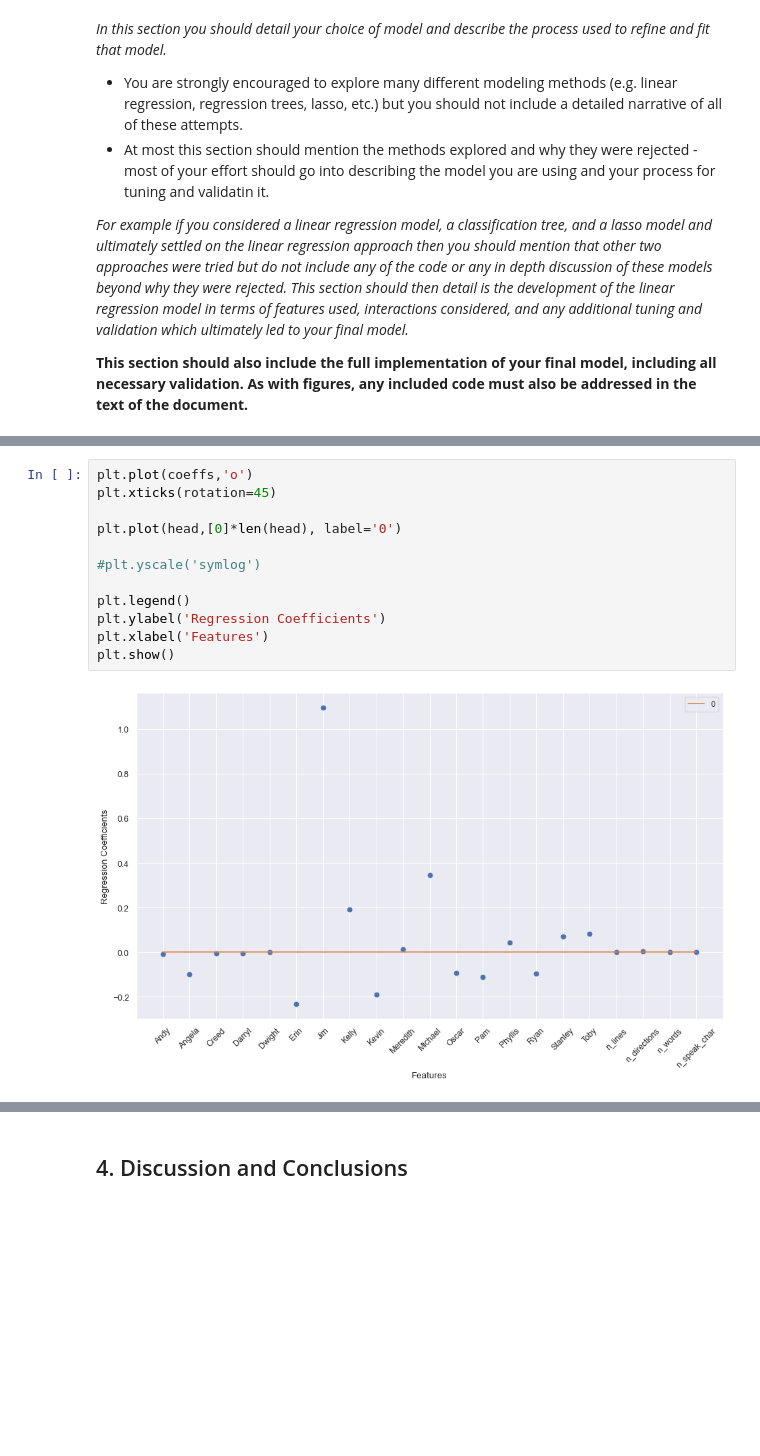
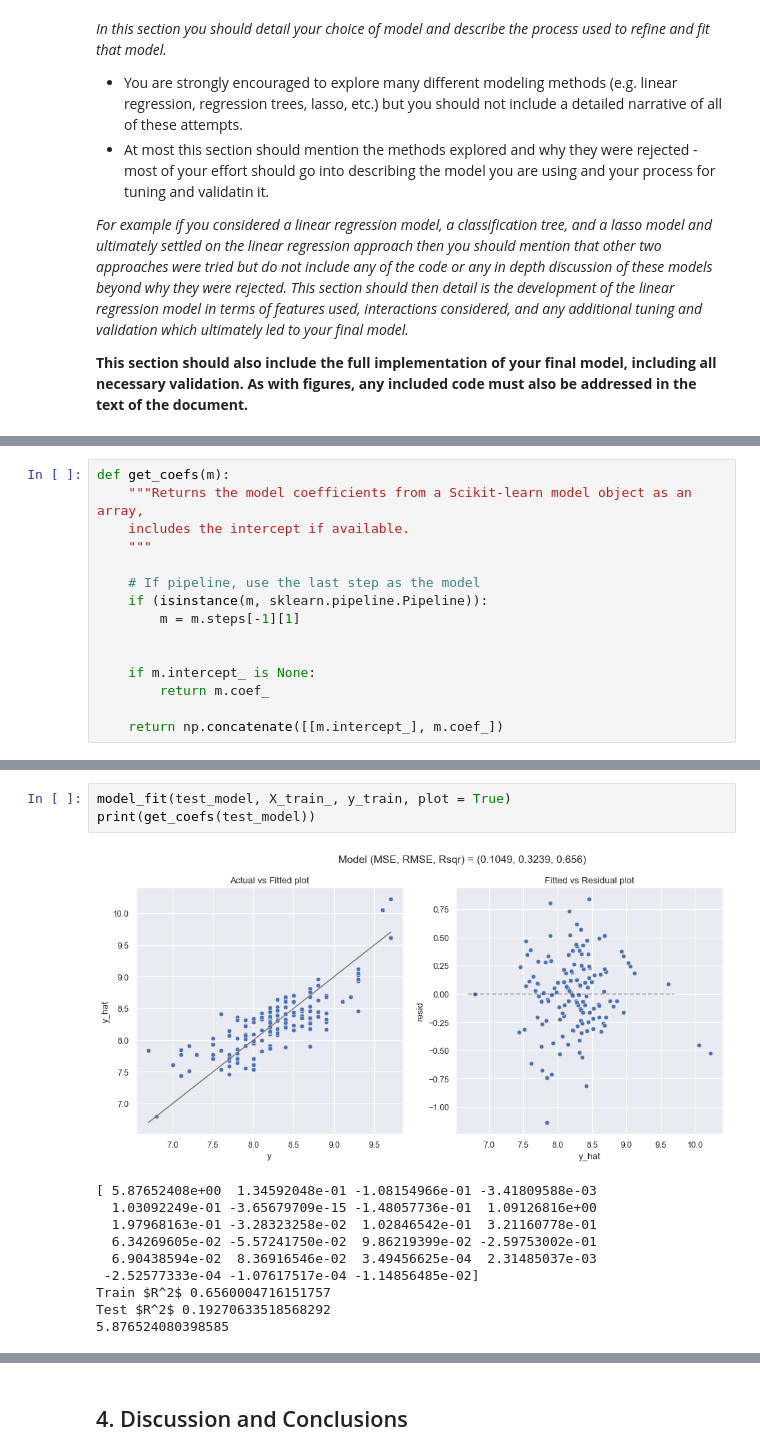
Before and after one commit to aidangarrity/MachineLearningProj1, a Jupyter notebook: project1.ipynb, the cells around one changed output, grey strips where cells are left out. Drawn from its saved outputs; the diff is of its cells as text; blank space fills up the shorter version.

```diff
--- a/project1.ipynb
+++ b/project1.ipynb
@@ -262,0 +240,15 @@ dtype: int64
+# %%
+def get_coefs(m):
+    """Returns the model coefficients from a Scikit-learn model object as an array,
+    includes the intercept if available.
+    """
+
+    # If pipeline, use the last step as the model
+    if (isinstance(m, sklearn.pipeline.Pipeline)):
+        m = m.steps[-1][1]
+
+
+    if m.intercept_ is None:
+        return m.coef_
+
+    return np.concatenate([[m.intercept_], m.coef_])
@@ -339,14 +371,14 @@ Test $R^2$ 0.5219258694581728
-# %%
-plt.plot(coeffs,'o')
-plt.xticks(rotation=45)
-
-plt.plot(head,[0]*len(head), label='0')
-
-#plt.yscale('symlog')
-
-plt.legend()
-plt.ylabel('Regression Coefficients')
-plt.xlabel('Features')
-plt.show()
-# %% [output]
-[figure, removed]
+# %%
+model_fit(test_model, X_train_, y_train, plot = True)
+print(get_coefs(test_model))
+# %% [output]
+[figure, added]
+[ 5.87652408e+00  1.34592048e-01 -1.08154966e-01 -3.41809588e-03
+  1.03092249e-01 -3.65679709e-15 -1.48057736e-01  1.09126816e+00
+  1.97968163e-01 -3.28323258e-02  1.02846542e-01  3.21160778e-01
+  6.34269605e-02 -5.57241750e-02  9.86219399e-02 -2.59753002e-01
+  6.90438594e-02  8.36916546e-02  3.49456625e-04  2.31485037e-03
+ -2.52577333e-04 -1.07617517e-04 -1.14856485e-02]
+Train $R^2$ 0.6560004716151757
+Test $R^2$ 0.19270633518568292
+5.876524080398585
```
Also changed, not shown: parts of 15 cells of this notebook, 2 other files.
